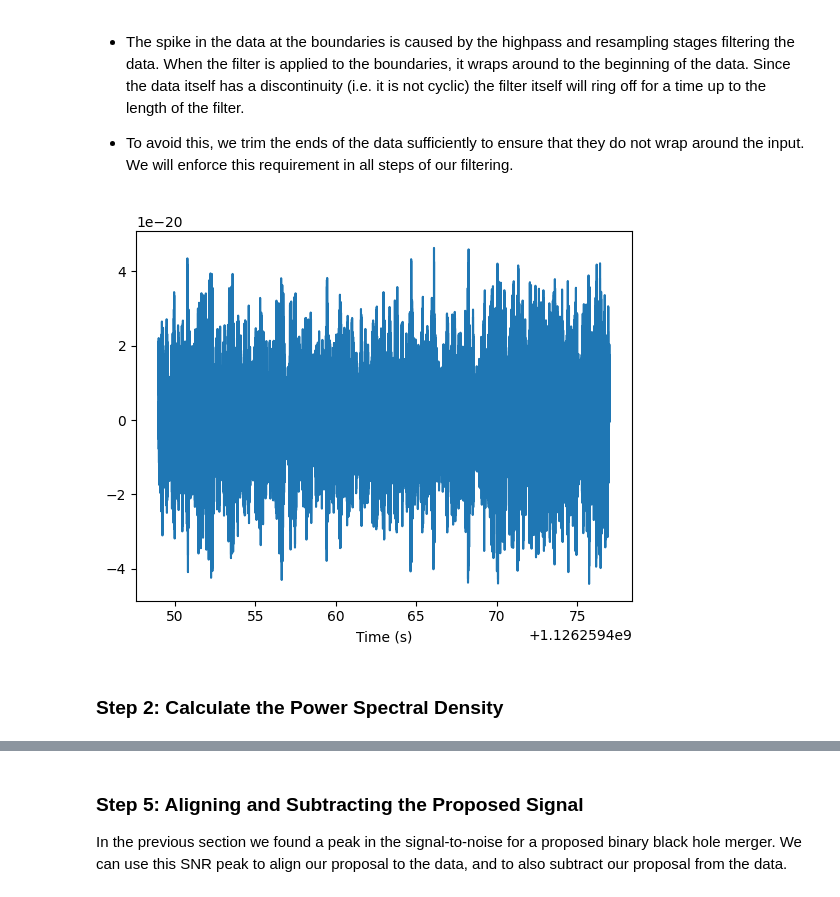
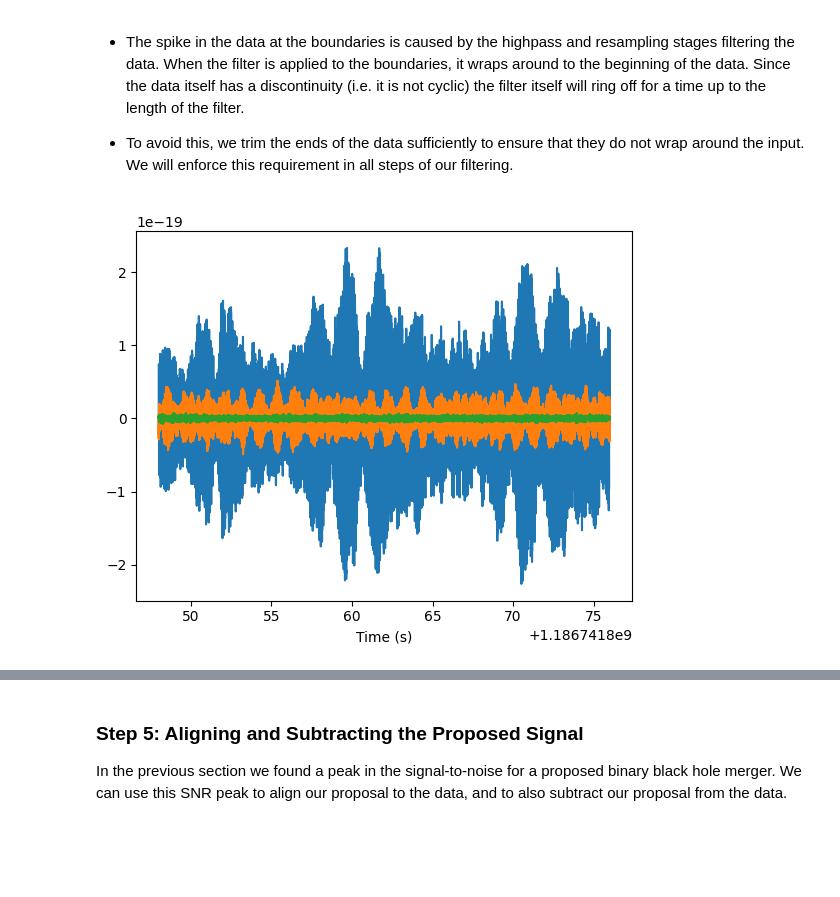
Before and after one commit to Heiley-W/Gravitational-Wave-Open-Data-Workshop, a Jupyter notebook: summary/GW3_Generate_Waveform_and_Matched_Filtering.ipynb, the cells around one changed output, grey strips where cells are left out. Drawn from its saved outputs; the diff is of its cells as text; code cells hidden in the pictures; blank space fills up the shorter version.

```diff
--- a/summary/GW3_Generate_Waveform_and_Matched_Filtering.ipynb
+++ b/summary/GW3_Generate_Waveform_and_Matched_Filtering.ipynb
@@ -165,16 +165,24 @@ from pycbc.catalog import Merger
 from pycbc.filter import resample_to_delta_t, highpass
 
 # As an example we use the GW150914 data
-merger = Merger("GW150914")
+merger = Merger("GW170814")
 
-# Get the data from the Hanford detector
-strain = merger.strain('H1')
+# Specify detectors
+ifos = ['V1','H1','L1']
 
-# Remove the low frequency content and downsample the data to 2048Hz
-strain = highpass(strain, 15.0)
-strain = resample_to_delta_t(strain, 1.0/2048)
+# Get filtered data
+for ifo in ifos:
+    # Obtain strain data
+    strain = merger.strain(ifo)
 
-pylab.plot(strain.sample_times, strain)
+    # Remove the low frequency content and downsample the data to 2048Hz
+    strain = highpass(strain, 15)
+    strain = resample_to_delta_t(strain, 1.0/2048)
+
+    pylab.plot(strain.sample_times, strain, label=ifo)
+
 pylab.xlabel('Time (s)')
+pylab.grid()
+pylab.legend()
 pylab.show()
 # %% [output]
@@ -188,13 +192,18 @@ WARNING:pycbc.io:Failed on attempt 4 to download http://gwosc.org/eventapi/json/
 
 - To avoid this, we trim the ends of the data sufficiently to ensure that they do not wrap around the input. We will enforce this requirement in all steps of our filtering.
 # %%
-# Remove 2 seconds of data from both the beginning and end
-conditioned = strain.crop(2, 2)
+for ifo in ifos:
+    strain = merger.strain(ifo)
 
-pylab.plot(conditioned.sample_times, conditioned)
+    # Remove the low frequency content and downsample the data to 2048Hz
+    strain = highpass(strain, 15)
+    strain = resample_to_delta_t(strain, 1.0/2048)
+    # Remove 2 seconds of data from both the beginning and end
+    conditioned = strain.crop(2, 2)
+
+    pylab.plot(conditioned.sample_times, conditioned, label=ifo)
+
 pylab.xlabel('Time (s)')
 pylab.show()
 # %% [output]
-[figure, old version]
+[figure, new version]
-# %% [markdown]
-### Step 2: Calculate the Power Spectral Density
```
Also changed, not shown: parts of 20 cells of this notebook.
